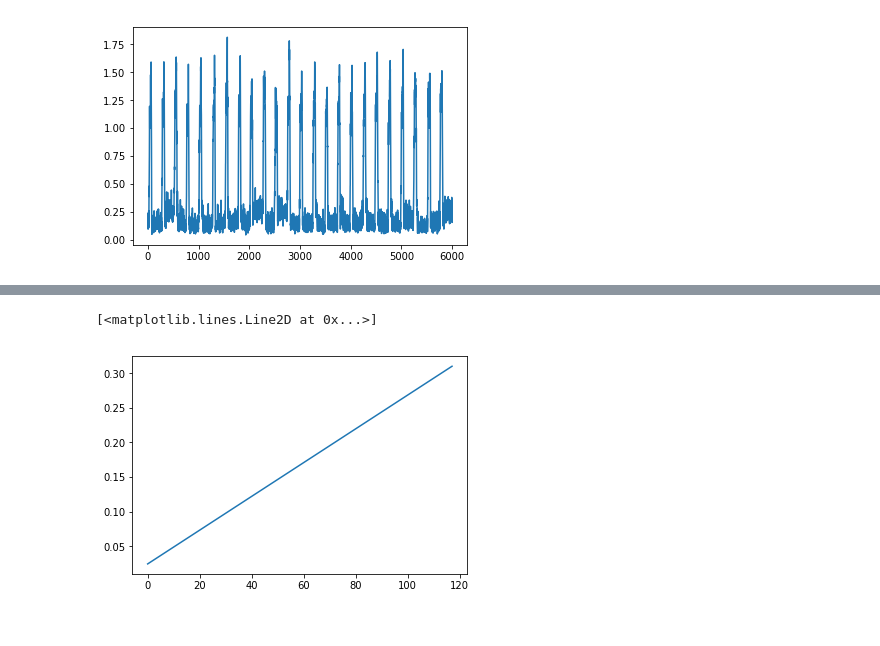
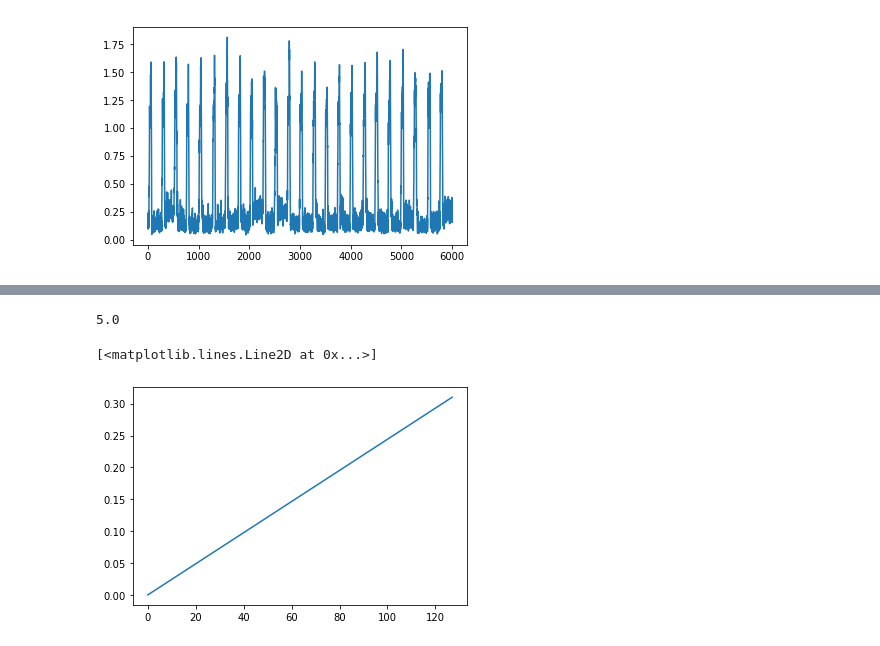
Before and after one commit to mixmixmix/parrtraks, a Jupyter notebook: AnalyseMigration.ipynb, the cells around one changed output, grey strips where cells are left out. Cells and saved outputs as stored; diff of their text form; code cells hidden in the pictures.

```diff
--- a/AnalyseMigration.ipynb
+++ b/AnalyseMigration.ipynb
@@ -113,5 +136,9 @@ plt.plot(f10[int(36000*2.5):int(36000*(2.5+(1/6)))])
+# %%
+frequencies1[-1]
+# %% [output]
+5.0
 # %%
-plt.plot(frequencies[10:end])
+plt.plot(frequencies1[:end])
 # %% [output]
 [<matplotlib.lines.Line2D at 0x...>]
-[figure, old version]
+[figure, new version]
```
Also changed, not shown: parts of 3 cells of this notebook.
